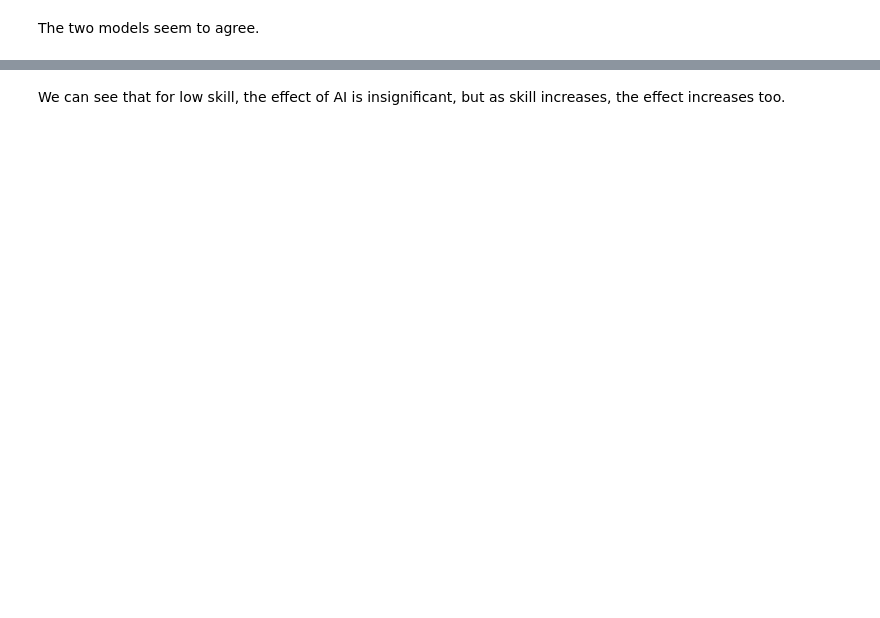
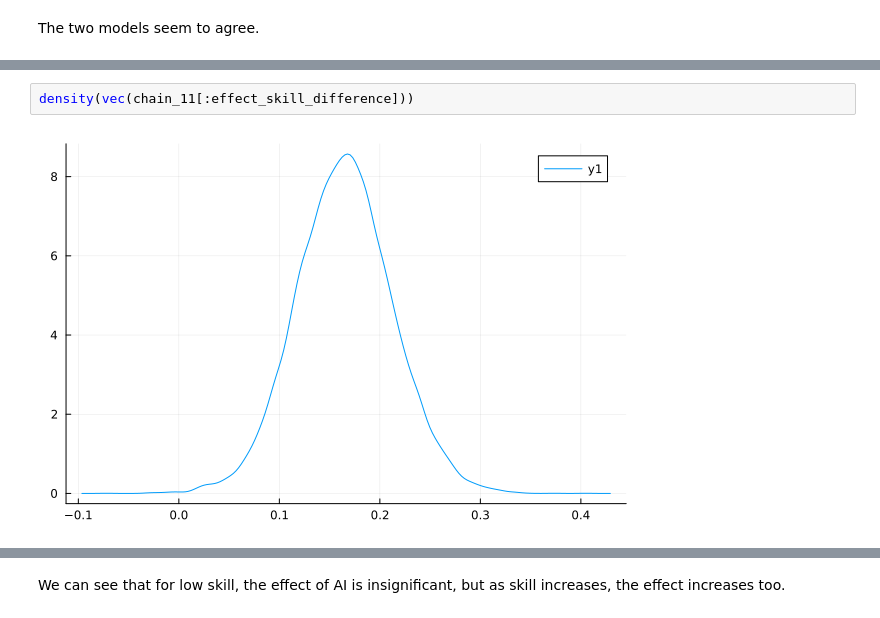
Before and after one commit to codescene-research/echoes-of-ai-emse-2025, a Jupyter notebook: bayesian/notebooks/Analysis CodeHealth.ipynb, the cells around one changed output, grey strips where cells are left out. Drawn from its saved outputs; the diff is of its cells as text; blank space fills up the shorter version.

```diff
--- a/bayesian/notebooks/Analysis CodeHealth.ipynb
+++ b/bayesian/notebooks/Analysis CodeHealth.ipynb
@@ -333,3 +319,7 @@ density!([v[3] for v in effects_skill], label="high", lw=3)
+# %%
+density(vec(chain_11[:effect_skill_difference]))
+# %% [output]
+[figure, added]
 # %%
 p = plot()
 
```
Also changed, not shown: parts of 53 cells of this notebook, 5 other files.
